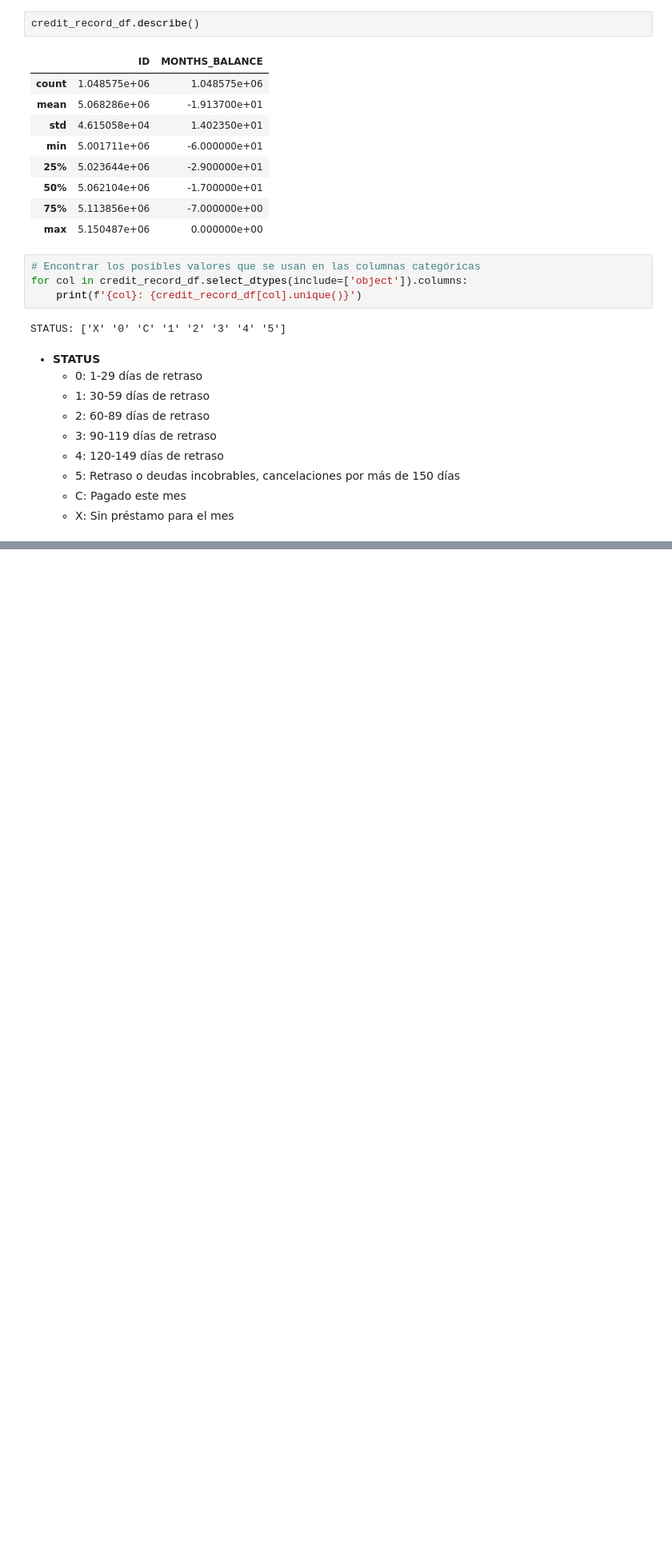
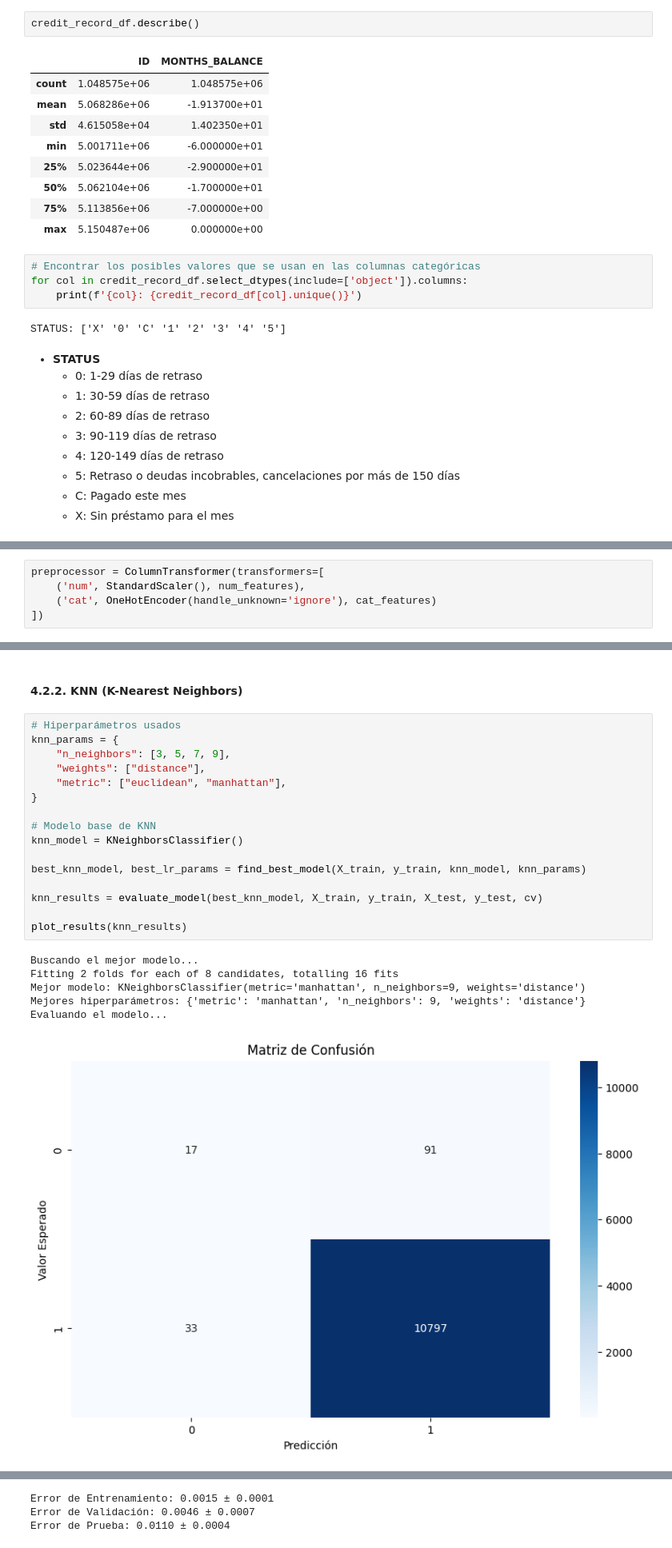
Before and after one commit to ValentinaCadena/CreditApprovalML, a Jupyter notebook: main.ipynb, the cells around one changed output, grey strips where cells are left out. Shown: that part at 80% size. Saved outputs shown, nothing was run; the diff lists cells and outputs as text; blank space fills up the shorter version.

```diff
--- a/main.ipynb
+++ b/main.ipynb
@@ -209,0 +342,5 @@ dtype: int64
+# %%
+preprocessor = ColumnTransformer(transformers=[
+    ('num', StandardScaler(), num_features),
+    ('cat', OneHotEncoder(handle_unknown='ignore'), cat_features)
+])
@@ -209,0 +698,25 @@ dtype: int64
+# %% [markdown]
+#### 4.2.2. KNN (K-Nearest Neighbors)
+# %%
+# Hiperparámetros usados
+knn_params = {
+    "n_neighbors": [3, 5, 7, 9],
+    "weights": ["distance"],
+    "metric": ["euclidean", "manhattan"],
+}
+
+# Modelo base de KNN
+knn_model = KNeighborsClassifier()
+
+best_knn_model, best_lr_params = find_best_model(X_train, y_train, knn_model, knn_params)
+
+knn_results = evaluate_model(best_knn_model, X_train, y_train, X_test, y_test, cv)
+
+plot_results(knn_results)
+# %% [output]
+Buscando el mejor modelo...
+Fitting 2 folds for each of 8 candidates, totalling 16 fits
+Mejor modelo: KNeighborsClassifier(metric='manhattan', n_neighbors=9, weights='distance')
+Mejores hiperparámetros: {'metric': 'manhattan', 'n_neighbors': 9, 'weights': 'distance'}
+Evaluando el modelo...
+[figure, added]
@@ -209,0 +733,3 @@ dtype: int64
+Error de Entrenamiento: 0.0015 ± 0.0001
+Error de Validación: 0.0046 ± 0.0007
+Error de Prueba: 0.0110 ± 0.0004
```
Also changed, not shown: parts of 66 cells of this notebook.
